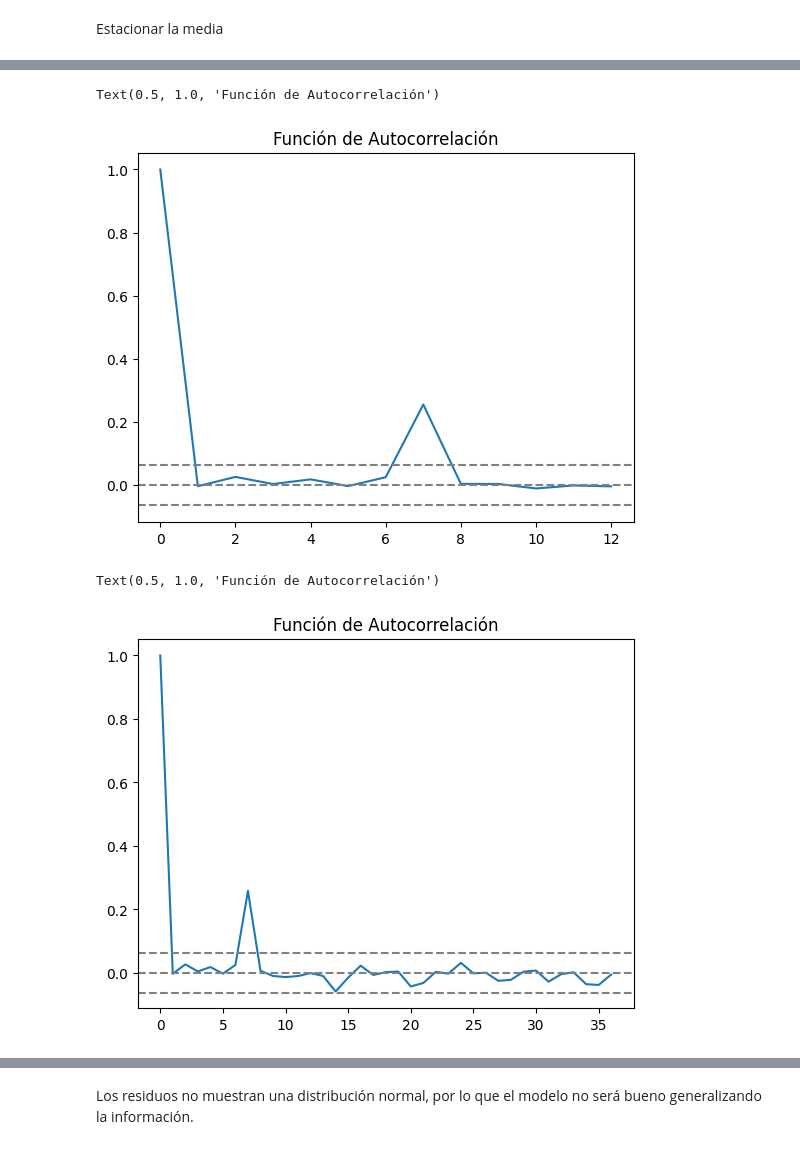
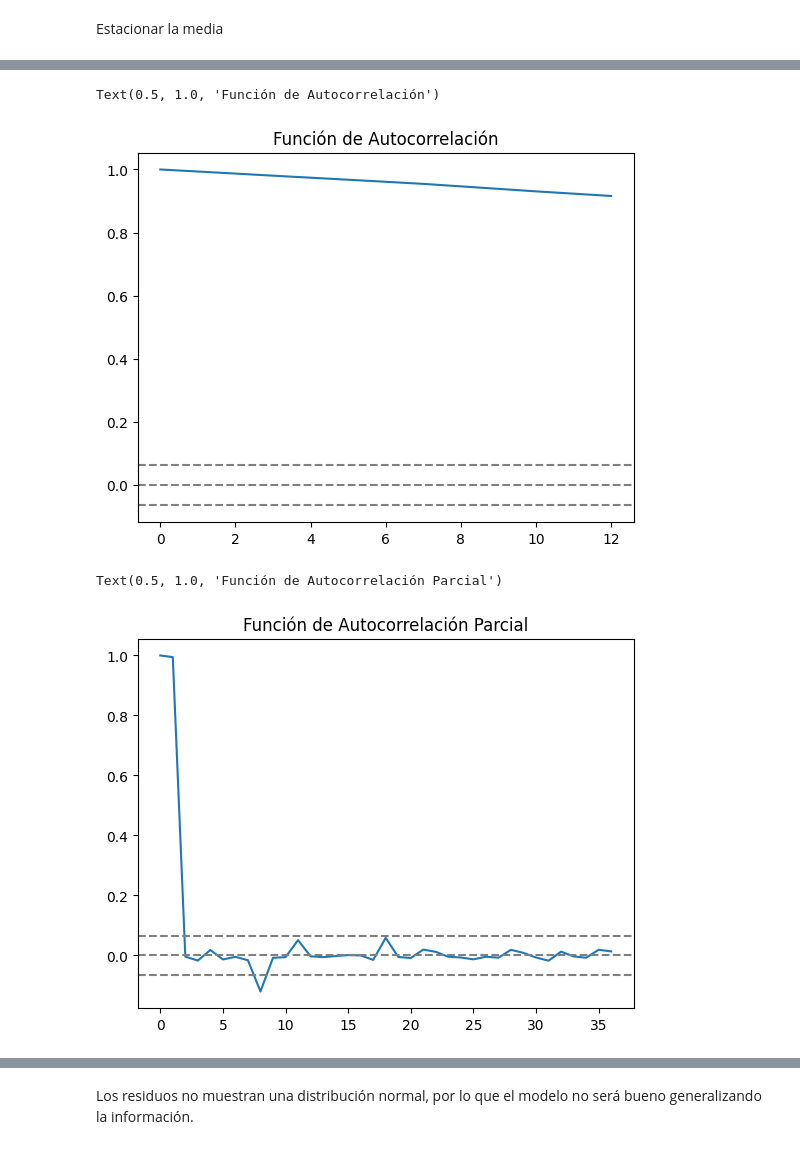
Before and after one commit to MGonza20/Lab2_DataScience, a Jupyter notebook: gasolina.ipynb, the cells around one changed output, grey strips where cells are left out. Drawn from its saved outputs; the diff is of its cells as text; code cells hidden in the pictures.

```diff
--- a/gasolina.ipynb
+++ b/gasolina.ipynb
@@ -181,25 +185,25 @@ Obteniendo valores (p, d, q):
 # Valor para p
 superior_df_log_diff = superior_df_log.diff()
 superior_df_log_diff.dropna(inplace = True)
-tsa_acf = acf(superior_df_log_diff,nlags=12,fft=False)
-tsa_pacf = pacf(superior_df_log_diff, nlags=36)
+tsa_acf = acf(superior_df_log,nlags=12,fft=False)
+tsa_pacf = pacf(superior_df_log, nlags=36)
 
 
 plt.plot(tsa_acf)
 plt.axhline(y=0,linestyle='--',color='gray')
-plt.axhline(y=-1.96/np.sqrt(len(superior_df_log_diff)),linestyle='--',color='gray')
-plt.axhline(y=1.96/np.sqrt(len(superior_df_log_diff)),linestyle='--',color='gray')
+plt.axhline(y=-1.96/np.sqrt(len(superior_df_log)),linestyle='--',color='gray')
+plt.axhline(y=1.96/np.sqrt(len(superior_df_log)),linestyle='--',color='gray')
 plt.title('Función de Autocorrelación')
 # %% [output]
 Text(0.5, 1.0, 'Función de Autocorrelación')
-[figure, old version]
+[figure, new version]
 # %%
 plt.plot(tsa_pacf)
 plt.axhline(y=0,linestyle='--',color='gray')
-plt.axhline(y=-1.96/np.sqrt(len(superior_df_log_diff)),linestyle='--',color='gray')
-plt.axhline(y=1.96/np.sqrt(len(superior_df_log_diff)),linestyle='--',color='gray')
-plt.title('Función de Autocorrelación')
+plt.axhline(y=-1.96/np.sqrt(len(superior_df_log)),linestyle='--',color='gray')
+plt.axhline(y=1.96/np.sqrt(len(superior_df_log)),linestyle='--',color='gray')
+plt.title('Función de Autocorrelación Parcial')
 # %% [output]
-Text(0.5, 1.0, 'Función de Autocorrelación')
+Text(0.5, 1.0, 'Función de Autocorrelación Parcial')
-[figure, old version]
+[figure, new version]
 # %%
```
Also changed, not shown: parts of 15 cells of this notebook.
